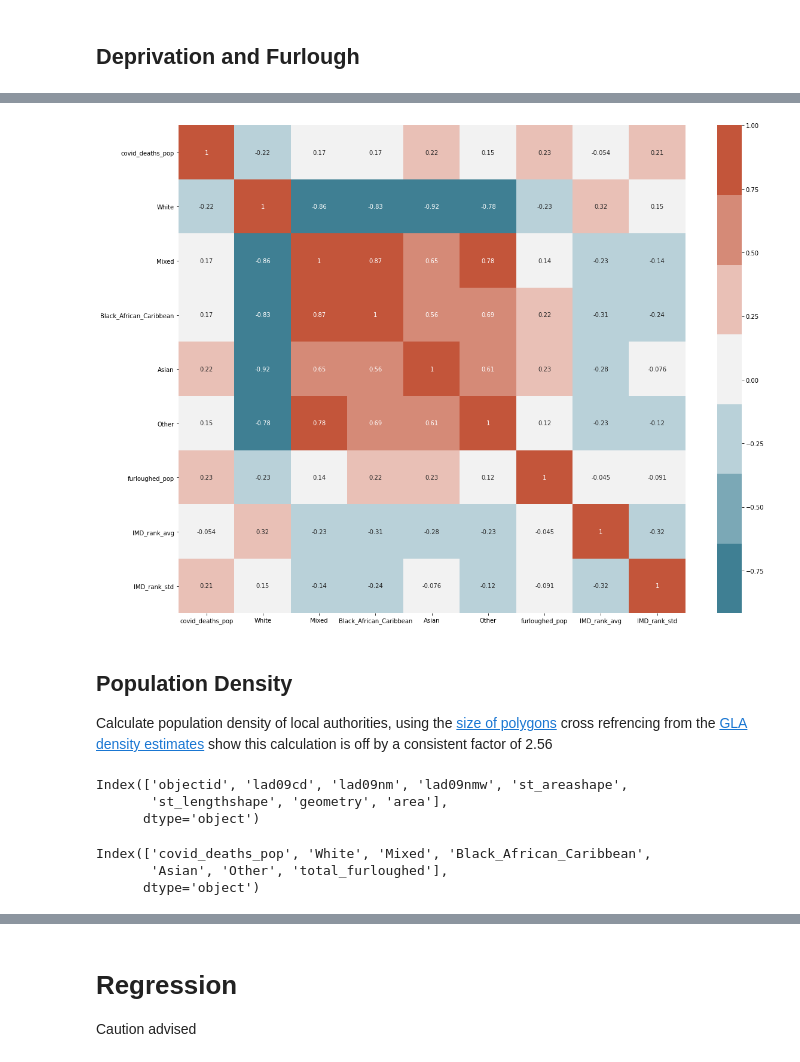
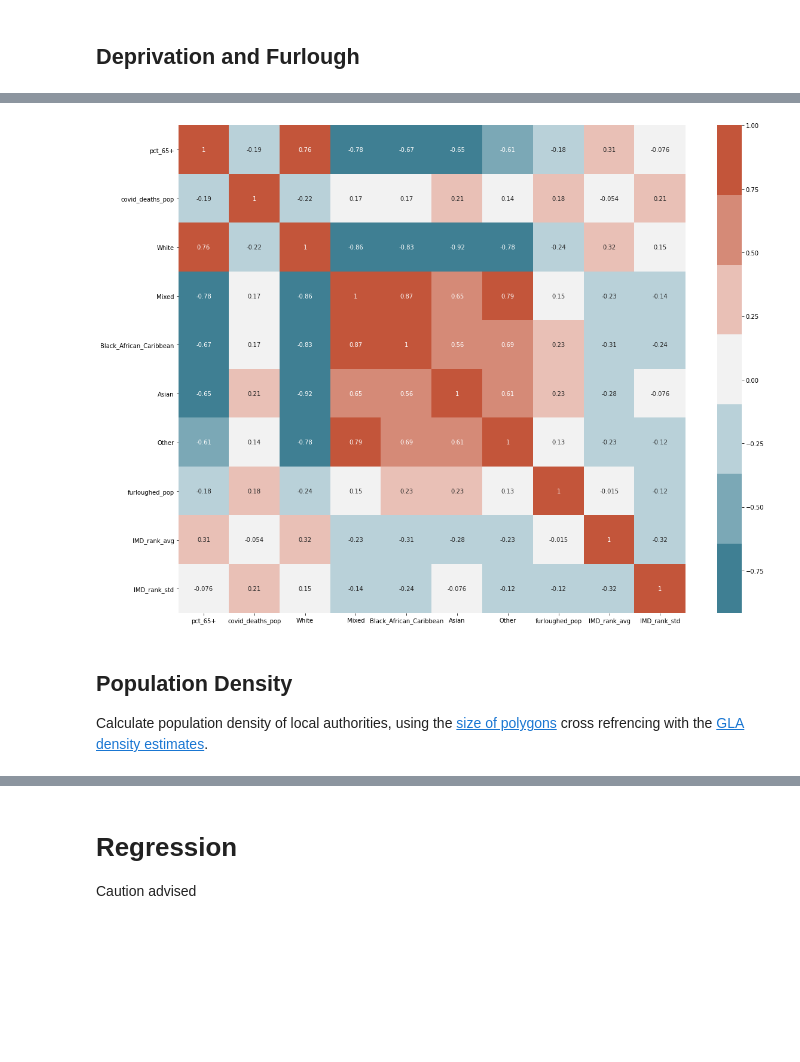
Before and after one commit to Quotennial/covid_bame, a Jupyter notebook: notebooks/ONS Deaths and Ethnicity.ipynb, the cells around one changed output, grey strips where cells are left out. Drawn from its saved outputs; the diff is of its cells as text; code cells hidden in the pictures; blank space fills up the shorter version.

```diff
--- a/notebooks/ONS Deaths and Ethnicity.ipynb
+++ b/notebooks/ONS Deaths and Ethnicity.ipynb
@@ -45,11 +44,17 @@ ethnicity_list = ethnicity_df.columns[2:]
 df = ons_deaths_df.join(ethnicity_df) # join by local authority
 
 pop_df = bame_datastore.pop_est.df.copy() # import 2020 population estimates
-df = df.join(pop_df.drop(columns = pop_df.columns[3:]))
+pop_df = pop_df.reset_index().set_index("Code")
+cols_to_sum = pop_df.columns[68:] # gather 65+ columns
+pop_df['total_65+'] = pop_df[cols_to_sum].sum(axis=1)  # create 65+ column
+pop_df["pct_65+"] = pop_df["total_65+"]/ pop_df["All ages"]
+df = df.join(pop_df.drop(columns = pop_df.columns[3:-1])) # drop the rest
+
 df.rename(columns={"All ages": "total_pop"}, inplace=True)
 df["covid_deaths_pop"] = df["deaths_covid"]/df["total_pop"] # normalise deaths by population
 
-df = df.drop(columns = ["Geography_code", "Denominator", "Code", "Geography1"])
+
+df = df.drop(columns = ["Geography_name", "Denominator", "Name", "Geography1"])
 df = df.dropna()
 # %%
 df.sort_values(by=['covid_deaths_pop'], ascending=False)
@@ -169,39 +182,28 @@ plt.savefig("../reports/figures/corrmat_grouped.png")
 # %%
 # Adding Furlough
-furlough_df = df_grouped.join(bame_datastore.furlough_data.df)
+furlough_df = df_grouped.join(bame_datastore.furlough_data.df.drop(columns="Area Name"))
 furlough_df["furloughed_pop"] = furlough_df["total_furloughed"]/ furlough_df["total_pop"]
-furlough_df = furlough_df.drop(columns=['deaths_all', 'deaths_covid', 'total_pop', 'Area Code', "total_furloughed"])
+furlough_df = furlough_df.drop(columns=['deaths_all', 'deaths_covid', 'total_pop', "total_furloughed"])
 
 
 # Adding Deprivation measures
 deprv_df = bame_datastore.deprivation.df.copy()
 deprv_df = deprv_df.drop(columns=['IMD_decile_avg', 'IMD_decile_std'])
 dep_fur_df = furlough_df.join(deprv_df)
 dep_fur_df
 
 plt.figure(figsize=(19, 15))
 corrMatrix = dep_fur_df.corr()
 sns.heatmap(corrMatrix, annot=True, cmap=sns.diverging_palette(220, 20, n=7))
 plt.savefig("../reports/figures/furlough_deprivation_cormat.png")
 # %% [output]
-[figure, old version]
+[figure, new version]
 # %% [markdown]
 ## Population Density
 Calculate population density of local authorities, using the [size of polygons](https://gis.stackexchange.com/questions/218450/getting-polygon-areas-using-geopandas)
-cross refrencing from the [GLA density estimates](https://data.gov.uk/dataset/a76f46f9-c10b-4fe7-82f6-aa928471fcd1/land-area-and-population-density-ward-and-borough) show this calculation is off by a consistent factor of 2.56
+cross refrencing with the [GLA density estimates](https://data.gov.uk/dataset/a76f46f9-c10b-4fe7-82f6-aa928471fcd1/land-area-and-population-density-ward-and-borough).
 # %%
 la_gdf = bame_datastore.lad_geog.gdf.copy()
-la_gdf = la_gdf.to_crs({'init': 'epsg:3395'}) # change projection to Cartesian
+la_gdf = la_gdf.to_crs({'init': 'epsg:5243'}) # change projection to get the area
 la_gdf["area"] = la_gdf['geometry'].area/ 10**6 # area in square km
-la_gdf.columns
-# %% [output]
-Index(['objectid', 'lad09cd', 'lad09nm', 'lad09nmw', 'st_areashape',
-       'st_lengthshape', 'geometry', 'area'],
-      dtype='object')
-# %%
-furlough_df.columns
-# %% [output]
-Index(['covid_deaths_pop', 'White', 'Mixed', 'Black_African_Caribbean',
-       'Asian', 'Other', 'total_furloughed'],
-      dtype='object')
 # %%
```
Also changed, not shown: parts of 15 cells of this notebook, 25 other files.
